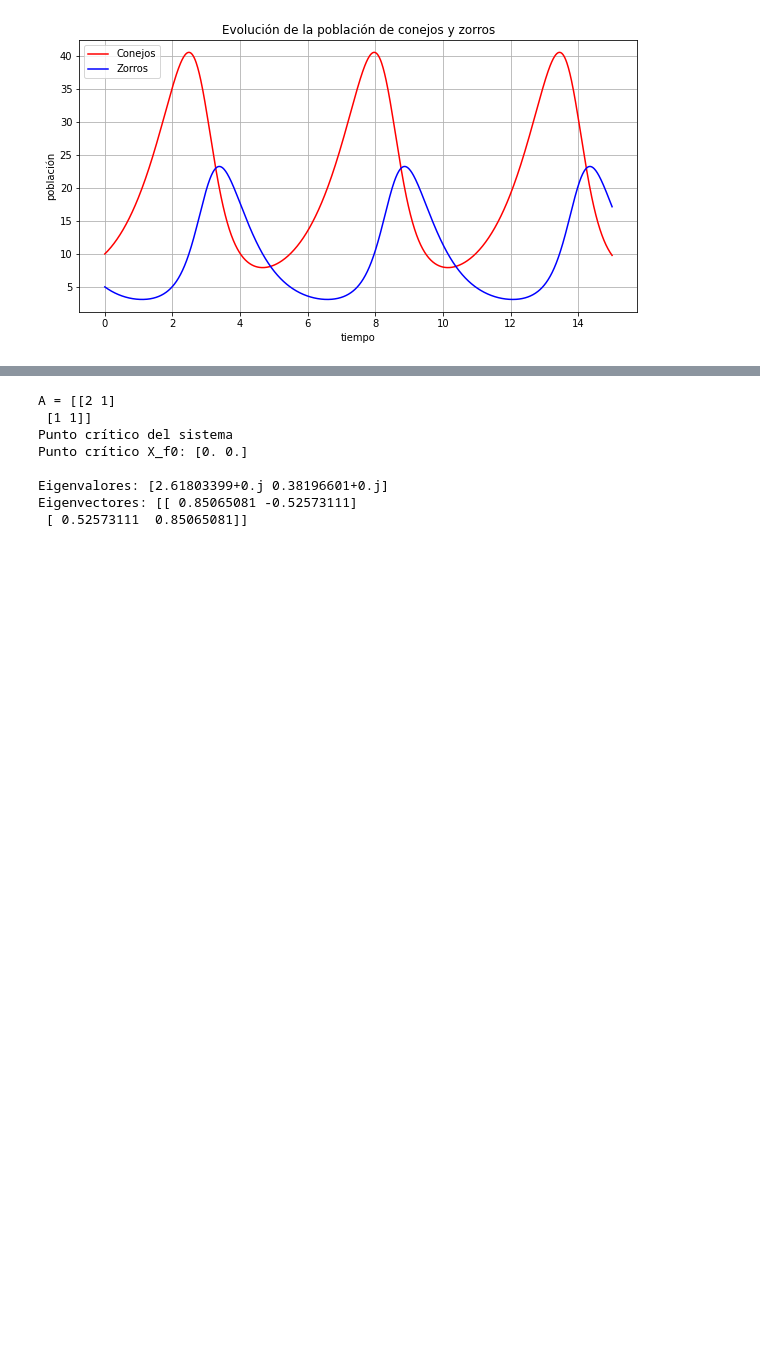
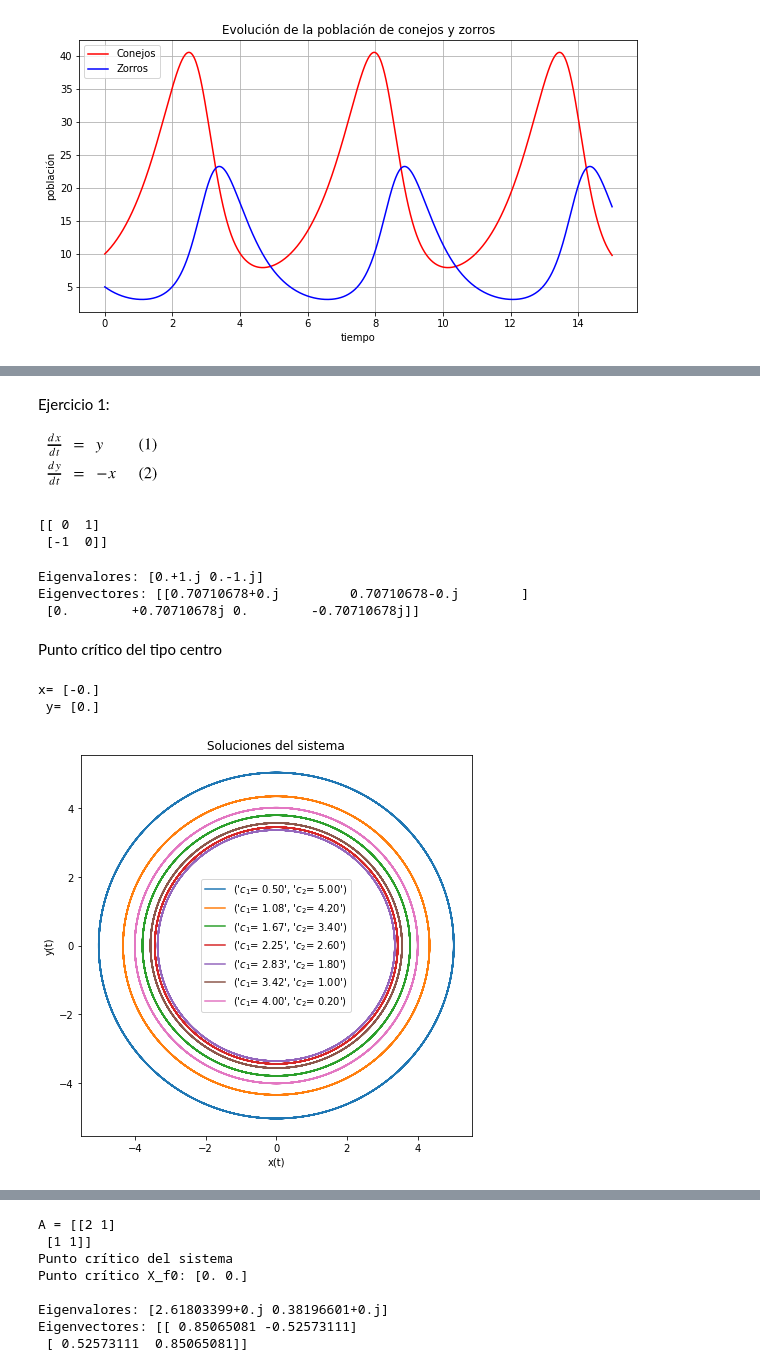
Before and after one commit to Hannahborrego17/Fisicacomputacional1, a Jupyter notebook: Actividad 9/Actividad9.ipynb, the cells around one changed output, grey strips where cells are left out. Drawn from its saved outputs; the diff is of its cells as text; code cells hidden in the pictures; blank space fills up the shorter version.

```diff
--- a/Actividad 9/Actividad9.ipynb
+++ b/Actividad 9/Actividad9.ipynb
@@ -144,0 +150,54 @@ NameError: ignored
+# %% [markdown]
+Ejercicio 1:
+
+![image.png](embedded-picture-1)
+# %%
+#Encontrando los eigenvalores de la matriz
+A = np.array([[0,1],[-1,0]])
+print(A)
+# %% [output]
+[[ 0  1]
+ [-1  0]]
+# %%
+eigvals, eigvecs = la.eig(A)
+print('Eigenvalores:', eigvals)
+print('Eigenvectores:', eigvecs)
+# %% [output]
+Eigenvalores: [0.+1.j 0.-1.j]
+Eigenvectores: [[0.70710678+0.j         0.70710678-0.j        ]
+ [0.        +0.70710678j 0.        -0.70710678j]]
+# %% [markdown]
+Punto crítico del tipo centro
+# %%
+#Ahora la matriz B=0 y se rezuelve el sistema ax=0
+B=np.zeros((2,1))
+pcr=la.solve(A,B)
+print('x=',pcr[0],'\n','y=',pcr[1])
+# %% [output]
+x= [-0.]
+ y= [0.]
+# %%
+#función solución
+def x(t,c1,c2):
+  t0=np.zeros((1000,))
+  t0=t
+  dydt=[c1*np.cos(t0)+c2*np.sin(t0),-c1*np.sin(t0)+c2*np.cos(t0)]
+  return dydt
+
+t=np.linspace(0,50,1000)
+c1=list(np.linspace(0.5,4,7))
+c2=list(np.linspace(5,0.2,7))
+
+#Graficamos
+plt.figure(figsize=(7,7))
+for c,d in zip(c1,c2):
+  v=x(t,c,d)
+  s=np.array(v)
+  plt.plot(s[0,:],s[1,:],label=('$c_1$= {:.2f}'.format(c),'$c_2$= {:.2f}'.format(d)))
+plt.xlabel('x(t)')
+plt.ylabel('y(t)')
+plt.title('Soluciones del sistema')
+plt.legend()
+plt.show()
+# %% [output]
+[figure, added]
```
Also changed, not shown: parts of 94 cells of this notebook.
